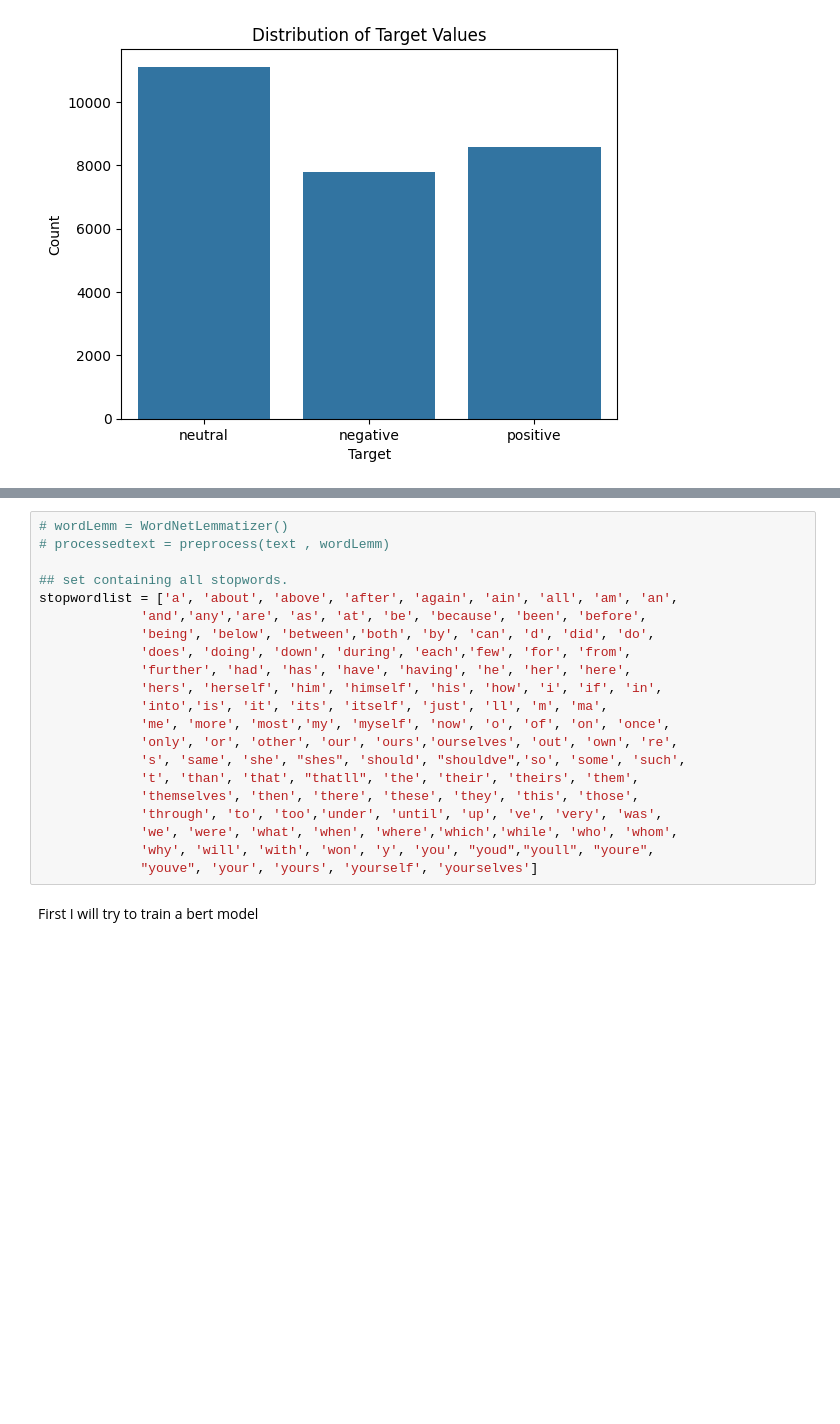
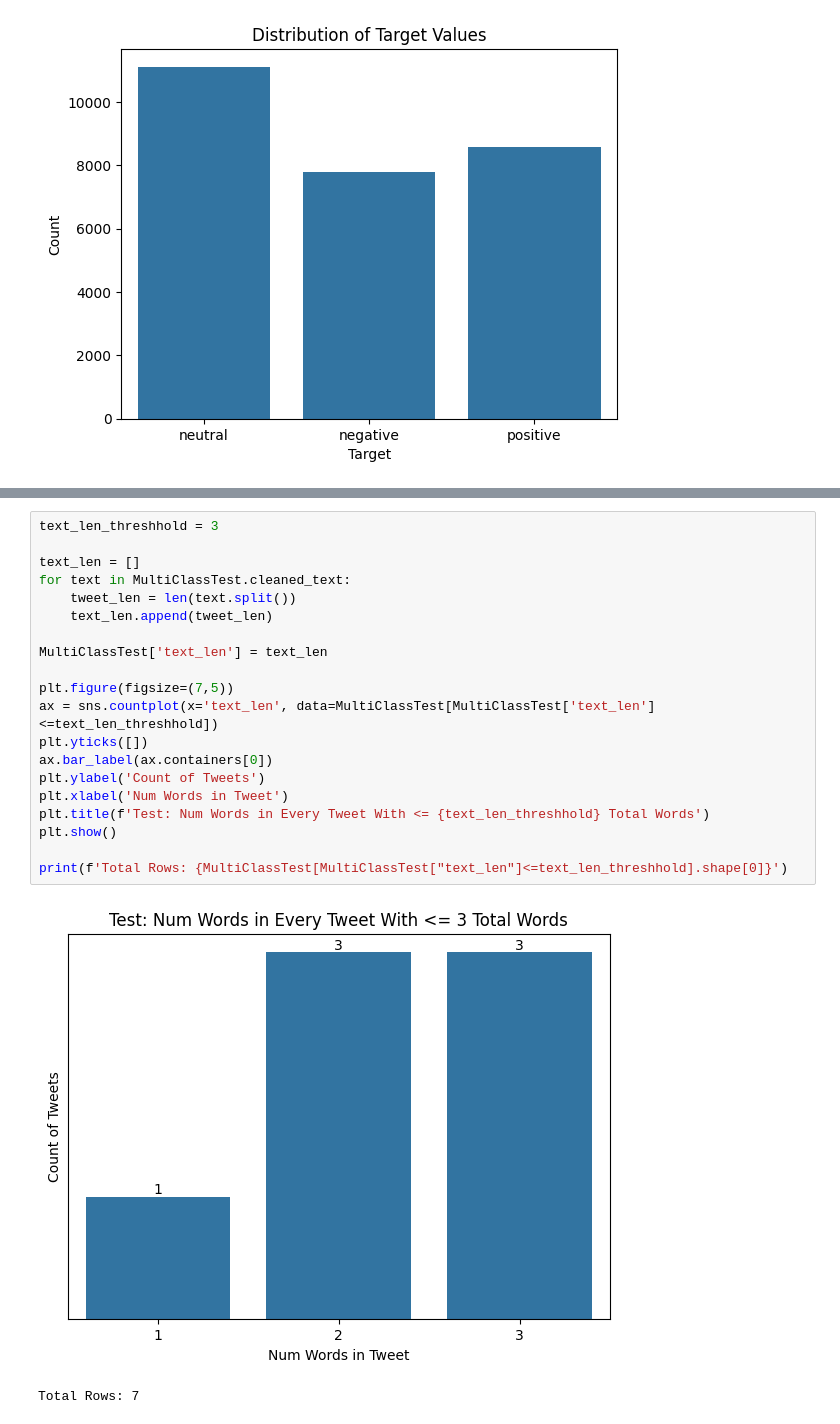
Before and after one commit to andreaseno/TwitterAnalysis, a Jupyter notebook: SentimentAnalysis.ipynb, the cells around one changed output, grey strips where cells are left out. Saved outputs shown, nothing was run; the diff lists cells and outputs as text; blank space fills up the shorter version.

Commit message:
preprocessing and some small changes

```diff
--- a/SentimentAnalysis.ipynb
+++ b/SentimentAnalysis.ipynb
@@ -207,23 +277,23 @@ Passing `palette` without assigning `hue` is deprecated and will be removed in v
-# %%
-# wordLemm = WordNetLemmatizer()
-# processedtext = preprocess(text , wordLemm)
-
-## set containing all stopwords.
-stopwordlist = ['a', 'about', 'above', 'after', 'again', 'ain', 'all', 'am', 'an',
-             'and','any','are', 'as', 'at', 'be', 'because', 'been', 'before',
-             'being', 'below', 'between','both', 'by', 'can', 'd', 'did', 'do',
-             'does', 'doing', 'down', 'during', 'each','few', 'for', 'from',
-             'further', 'had', 'has', 'have', 'having', 'he', 'her', 'here',
-             'hers', 'herself', 'him', 'himself', 'his', 'how', 'i', 'if', 'in',
-             'into','is', 'it', 'its', 'itself', 'just', 'll', 'm', 'ma',
-             'me', 'more', 'most','my', 'myself', 'now', 'o', 'of', 'on', 'once',
-             'only', 'or', 'other', 'our', 'ours','ourselves', 'out', 'own', 're',
-             's', 'same', 'she', "shes", 'should', "shouldve",'so', 'some', 'such',
-             't', 'than', 'that', "thatll", 'the', 'their', 'theirs', 'them',
-             'themselves', 'then', 'there', 'these', 'they', 'this', 'those',
-             'through', 'to', 'too','under', 'until', 'up', 've', 'very', 'was',
-             'we', 'were', 'what', 'when', 'where','which','while', 'who', 'whom',
-             'why', 'will', 'with', 'won', 'y', 'you', "youd","youll", "youre",
-             "youve", 'your', 'yours', 'yourself', 'yourselves']
-# %% [markdown]
-First I will try to train a bert model
+# %%
+text_len_threshhold = 3
+
+text_len = []
+for text in MultiClassTest.cleaned_text:
+    tweet_len = len(text.split())
+    text_len.append(tweet_len)
+
+MultiClassTest['text_len'] = text_len
+
+plt.figure(figsize=(7,5))
+ax = sns.countplot(x='text_len', data=MultiClassTest[MultiClassTest['text_len']<=text_len_threshhold])
+plt.yticks([])
+ax.bar_label(ax.containers[0])
+plt.ylabel('Count of Tweets')
+plt.xlabel('Num Words in Tweet')
+plt.title(f'Test: Num Words in Every Tweet With <= {text_len_threshhold} Total Words')
+plt.show()
+
+print(f'Total Rows: {MultiClassTest[MultiClassTest["text_len"]<=text_len_threshhold].shape[0]}')
+# %% [output]
+[figure, added]
+Total Rows: 7
```
Also changed, not shown: parts of 44 cells of this notebook, 4 other files.
